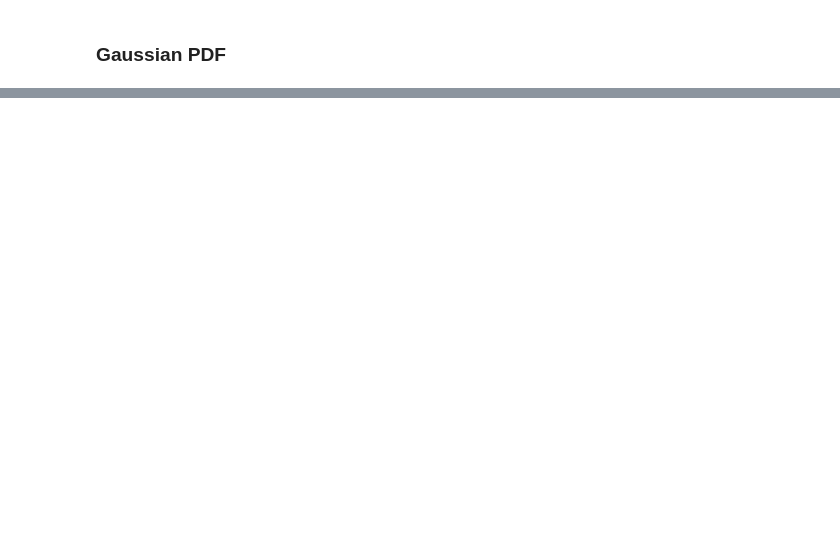
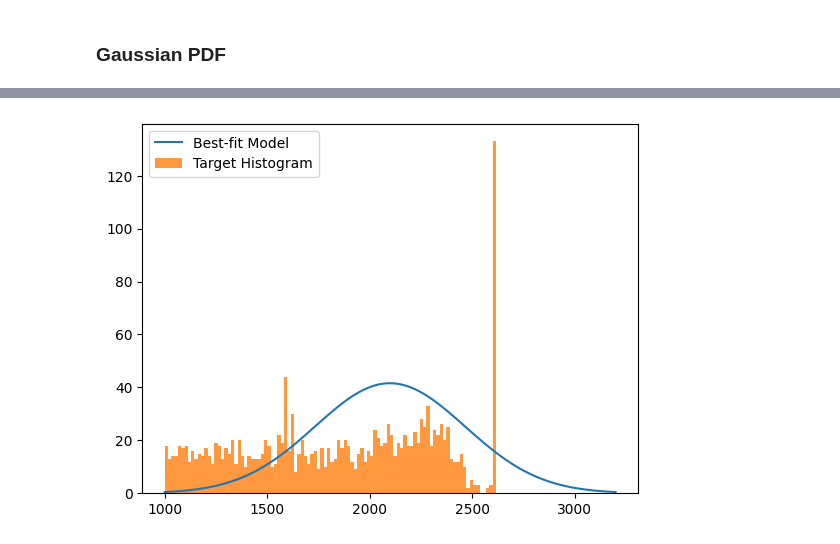
Before and after one commit to melissamp03/DSC291_FINAL-PROJECT, a Jupyter notebook: DSC291_Final-Project_2025.ipynb, the cells around one changed output, grey strips where cells are left out. Drawn from its saved outputs; the diff is of its cells as text; code cells hidden in the pictures; blank space fills up the shorter version.

```diff
--- a/DSC291_Final-Project_2025.ipynb
+++ b/DSC291_Final-Project_2025.ipynb
@@ -785,0 +290,92 @@ ValueError: Missing arguments.
+# %%
+pdfA_values = pdfA_values / np.sum(pdfA_values)
+pdfB_values = pdfB_values / np.sum(pdfB_values)
+pdfC_values = pdfC_values / np.sum(pdfC_values)
+Gaussian_PDF = Gaussian_PDF / np.sum(Gaussian_PDF)
+# %%
+
+# Define the model parameters
+def model(params, energy):
+    theta_A, theta_B, theta_C, delta_NLDBD = params
+    # Combine PDFs for detectors A, B, and C with NLDBD signal
+    pdf_A = pdfA_values * theta_A
+    pdf_B = pdfB_values * theta_B
+    pdf_C = pdfC_values * theta_C
+    pdf_NLDBD = Gaussian_PDF * delta_NLDBD
+    return (pdf_A + pdf_B + pdf_C + pdf_NLDBD)
+
+# Define the likelihood function
+def ln_likelihood(params, energy, target_hist):
+    model_values = np.maximum(model(params, energy), 1e-10)
+    # Calculate the likelihood using Poisson distribution
+    likelihood = np.sum(target_hist * np.log(model_values) - model_values)
+    return likelihood
+
+# Define the prior function with Gaussian priors for theta_A and theta_B, and Jeffrey's prior for theta_C and delta_NLDBD
+def ln_prior(params):
+    theta_A, theta_B, theta_C, delta_NLDBD = params
+
+    theta_A_mean = 1350
+    theta_A_std = 100
+    theta_B_mean = 770
+    theta_B_std = 270
+
+    prior_theta_A = -0.5 * ((theta_A - theta_A_mean) / theta_A_std)**2
+    prior_theta_B = -0.5 * ((theta_B - theta_B_mean) / theta_B_std)**2
+    prior_theta_C = -0.5 * ((theta_C - normC.mean) / normC.stdev) **2
+
+    # Uniform prior for delta_NLDBD
+    delta_NLDBD_min, delta_NLDBD_max = 0, 200  # Define the range for delta_NLDBD
+    if delta_NLDBD < delta_NLDBD_min or delta_NLDBD > delta_NLDBD_max:
+        return -np.inf
+    prior_delta_NLDBD = 0.0
+
+    # if theta_C > 0 and delta_NLDBD >= 0:
+    #     prior_theta_C = 0.0
+    #     prior_delta_NLDBD = 0.0
+    # else:
+    #     return -np.inf
+
+    return prior_theta_A + prior_theta_B + prior_theta_C + prior_delta_NLDBD
+
+# Define the posterior function
+def ln_posterior(params, energy, target_hist):
+    lp = ln_prior(params)
+    if not np.isfinite(lp):
+        return -np.inf
+
+    ll = ln_likelihood(params, energy, target_hist)
+    if not np.isfinite(ll):
+        return -np.inf
+
+    return lp + ll
+
+# Prepare the data for fitting
+energy_bins = np.linspace(Target_min_energy, Target_max_energy, 100)
+target_hist, _ = np.histogram(target_cut["Energy"], bins=100, range=(Target_min_energy, Target_max_energy), density=False)
+
+# Initial guesses for parameters
+initial_guess = [1350, 770, 1000, 100]  # theta_A, theta_B, theta_C, delta_NLDBD
+
+# MCMC setup
+nwalkers = 50
+ndim = 4
+p0 = [initial_guess + np.random.randn(ndim) * 0.1 for _ in range(nwalkers)]
+
+sampler = emcee.EnsembleSampler(nwalkers, ndim, ln_posterior, args=(energy_bins, target_hist))
+sampler.run_mcmc(p0, 10000)  # Run for 1000 steps
+
+burn_in = 500
+# samples = sampler.chain[:, burn_in:, :].reshape((-1, ndim))
+samples = sampler.get_chain(discard=burn_in, flat=True)
+
+# Get the best-fit parameters
+best_fit_params = np.median(samples, axis=0)
+print("Best-fit parameters:", best_fit_params)
+
+# Plot the best-fit model
+plt.plot(energy_bins, model(best_fit_params, energy_bins), label='Best-fit Model')
+plt.hist(target_cut["Energy"], bins=100, alpha=0.8, density=False, label='Target Histogram')
+plt.legend()
+plt.show()
+# %% [output]
@@ -785,0 +383 @@ ValueError: Missing arguments.
+[figure, added]
```
Also changed, not shown: parts of 36 cells of this notebook.
